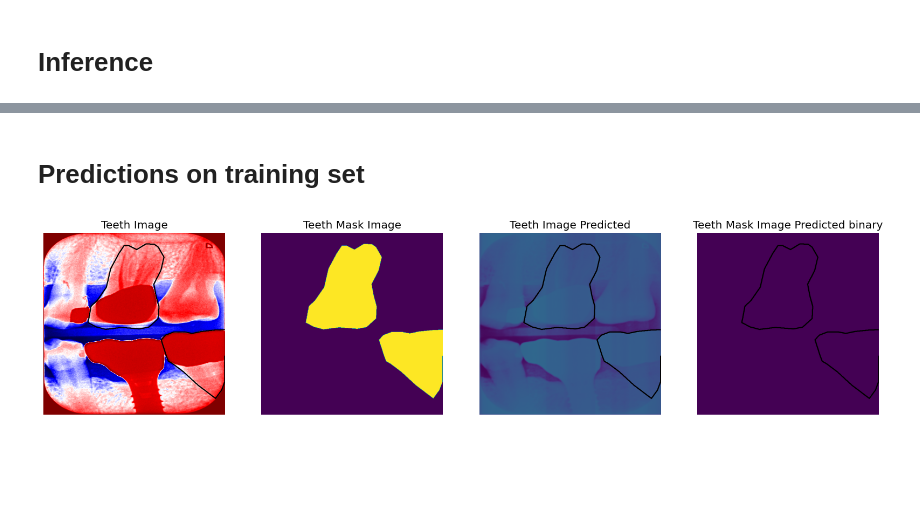
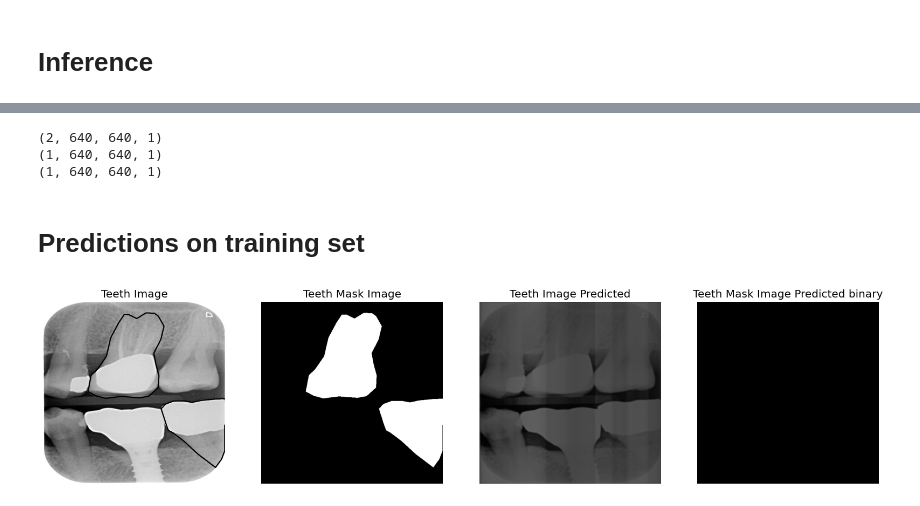
Before and after one commit to howard-hihihi/Teeth-UnetPP, a Jupyter notebook: UnetPlusPlus.ipynb, the cells around one changed output, grey strips where cells are left out. Cells and saved outputs as stored; diff of their text form; code cells hidden in the pictures; blank space fills up the shorter version.

```diff
--- a/UnetPlusPlus.ipynb
+++ b/UnetPlusPlus.ipynb
@@ -302,5 +313,5 @@ callbacks = [
 # %%
 # 載入最近的檢查點的權重
 model.load_weights('model-UnetPP.h5') # change
-results = model.fit(X_train, y_train, batch_size=1, epochs=3, callbacks=callbacks, validation_data=(X_test, y_test), use_multiprocessing=True)
+results = model.fit(X_train, y_train, batch_size=1, epochs=5, callbacks=callbacks, validation_data=(X_test, y_test), use_multiprocessing=True)
 # %% [output]
@@ -363,6 +383,6 @@ model.evaluate(X_test, y_test, verbose=1)
 # %%
 # Predict on train, val and test
 preds_train = model.predict(X_train, verbose=1)
-preds_val = model.predict(X_test, verbose=1)
+preds_test = model.predict(X_test, verbose=1)
 # %% [output]
 1/1 [==============================] - 3s 3s/step
@@ -370,4 +390,11 @@ preds_val = model.predict(X_test, verbose=1)
 # %%
 # Threshold predictions
 preds_train_t = (preds_train > 0.5).astype(np.uint8)
-preds_val_t = (preds_val > 0.5).astype(np.uint8)
+preds_test_t = (preds_test > 0.5).astype(np.uint8)
+print(preds_train.shape)
+print(preds_test.shape)
+print(preds_test_t.shape)
+# %% [output]
+(2, 640, 640, 1)
+(1, 640, 640, 1)
+(1, 640, 640, 1)
@@ -374,40 +410,45 @@ preds_val_t = (preds_val > 0.5).astype(np.uint8)
 # %%
-def plot_sample(X, y, preds, binary_preds, ix=None):
+def plot_sample(X, y, preds, binary_preds, idx=None):
     """Function to plot the results"""
-    if ix is None:
-        ix = random.randint(0, len(X))
+    if idx is None:
+        idx = random.randint(0, len(X))
 
-    has_mask = y[ix].max() > 0
+    has_mask = y[idx].max() > 0
 
-    fig, ax = plt.subplots(1, 4, figsize=(20, 10))
-    ax[0].imshow(X[ix, ..., 0], cmap='seismic')
+    fig, ax = plt.subplots(1, 4, figsize=(20, 10)) # 建立子圖
+
+    # 顯示原圖
+    ax[0].imshow(X[idx, ..., 0], cmap='gray')
     if has_mask:
-        ax[0].contour(y[ix].squeeze(), colors='k', levels=[0.5])
+        ax[0].contour(y[idx].squeeze(), colors='k', levels=[0.5])
     ax[0].set_title('Teeth Image')
     ax[0].set_axis_off()
 
-    ax[1].imshow(y[ix].squeeze())
+    # 顯示 mask 照片
+    ax[1].imshow(y[idx].squeeze(), cmap='gray')
     ax[1].set_title('Teeth Mask Image')
     ax[1].set_axis_off()
 
-    ax[2].imshow(preds[ix].squeeze(), vmin=0, vmax=1)
+    # 顯示預測到的所有物件
+    ax[2].imshow(preds[idx].squeeze(), cmap='gray', vmin=0, vmax=1)
     if has_mask:
-        ax[2].contour(y[ix].squeeze(), colors='k', levels=[0.5])
+        ax[2].contour(preds[idx].squeeze(), colors='pink', levels=[0.5]) # change
     ax[2].set_title('Teeth Image Predicted')
     ax[2].set_axis_off()
 
-    ax[3].imshow(binary_preds[ix].squeeze(), vmin=0, vmax=1)
+    # 顯示預測到的物件信心值高於 50%
+    ax[3].imshow(binary_preds[idx].squeeze(), cmap='gray', vmin=0, vmax=1)
     if has_mask:
-        ax[3].contour(y[ix].squeeze(), colors='k', levels=[0.5])
-    ax[3].set_title('Teeth Mask Image Predicted binary');
+        ax[3].contour(binary_preds[idx].squeeze(), colors='pink', levels=[0.5]) # change
+    ax[3].set_title('Teeth Mask Image Predicted binary')
     ax[3].set_axis_off()
 # %% [markdown]
 # **Predictions on training set**
 # %%
 # Check if training data looks all right
-plot_sample(X_test, y_test, preds_val, preds_val_t, ix=0)
+plot_sample(X_test, y_test, preds_test, preds_test_t, idx=0)
 # %% [output]
-[figure, old version]
+[figure, new version]
 # %%
 plot_sample(X_train, y_train, preds_train, preds_train_t)
 # %% [output]
```
Also changed, not shown: parts of 19 cells of this notebook, 12 other files.
